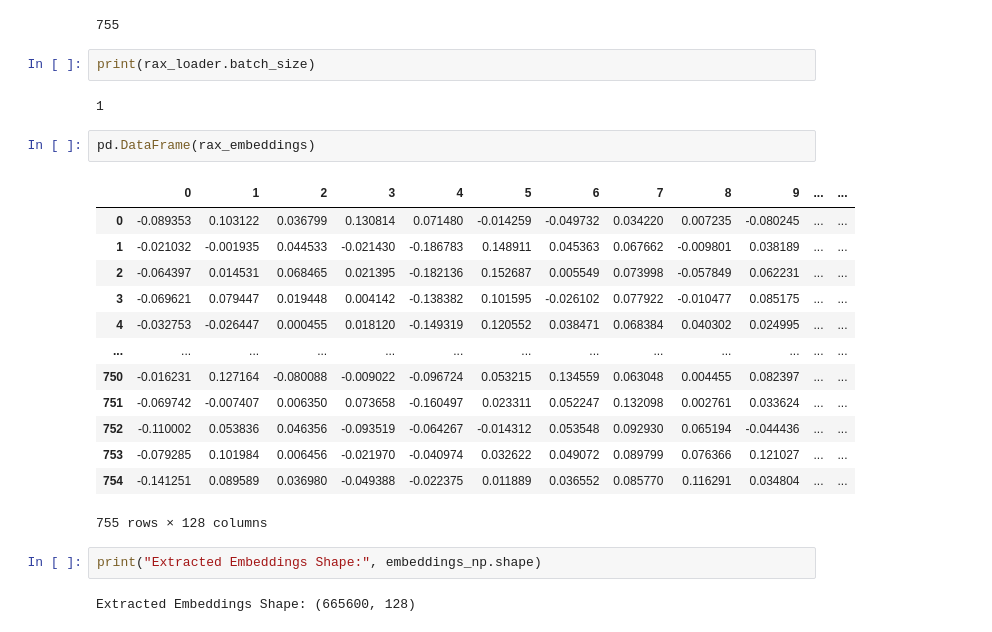
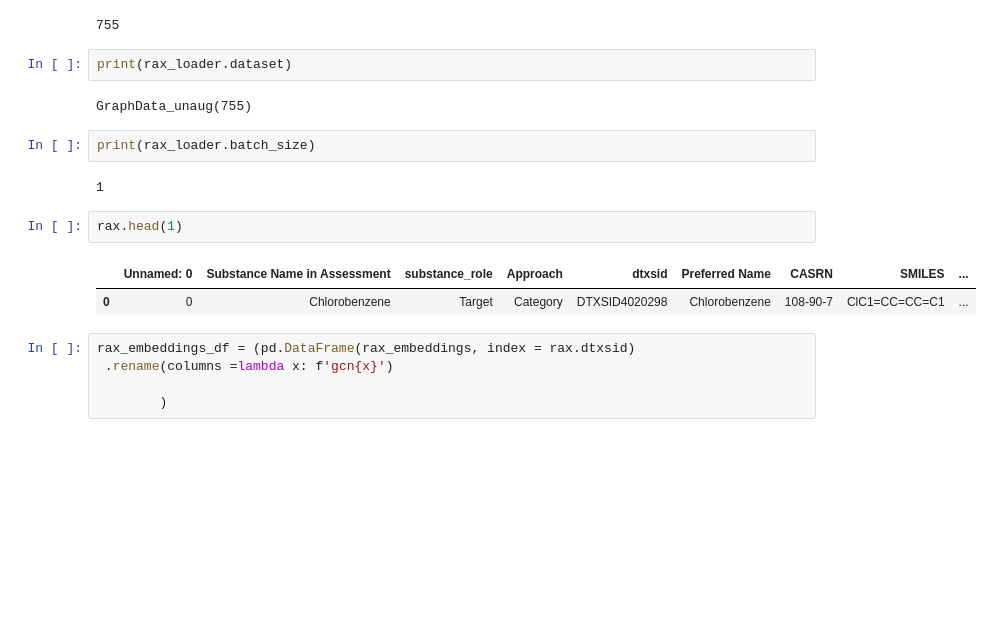
Before and after one commit to patlewig/icf-rax-manuscript, a Jupyter notebook: notebooks/16_MolCLR.ipynb, the cells around one changed output. Cells and saved outputs as stored; diff of their text form; blank space fills up the shorter version.

```diff
--- a/notebooks/16_MolCLR.ipynb
+++ b/notebooks/16_MolCLR.ipynb
@@ -851,27 +842,21 @@ len(rax_loader)
 print(len(rax_loader.dataset))  #
 # %% [output]
 755
+# %%
+print(rax_loader.dataset)
+# %% [output]
+GraphData_unaug(755)
 # %%
 print(rax_loader.batch_size)
 # %% [output]
 1
+# %%
+rax.head(1)
+# %% [output]
+|  | Unnamed: 0 | Substance Name in Assessment | substance_role | Approach | dtxsid | Preferred Name | CASRN | SMILES | ... |
+| 0 | 0 | Chlorobenzene | Target | Category | DTXSID4020298 | Chlorobenzene | 108-90-7 | ClC1=CC=CC=C1 | ... |
 # %%
-pd.DataFrame(rax_embeddings)
+rax_embeddings_df = (pd.DataFrame(rax_embeddings, index = rax.dtxsid)
+ .rename(columns =lambda x: f'gcn{x}')
+
+        )
-# %% [output]
-|  | 0 | 1 | 2 | 3 | 4 | 5 | 6 | 7 | 8 | 9 | ... | ... |
-| 0 | -0.089353 | 0.103122 | 0.036799 | 0.130814 | 0.071480 | -0.014259 | -0.049732 | 0.034220 | 0.007235 | -0.080245 | ... | ... |
-| 1 | -0.021032 | -0.001935 | 0.044533 | -0.021430 | -0.186783 | 0.148911 | 0.045363 | 0.067662 | -0.009801 | 0.038189 | ... | ... |
-| 2 | -0.064397 | 0.014531 | 0.068465 | 0.021395 | -0.182136 | 0.152687 | 0.005549 | 0.073998 | -0.057849 | 0.062231 | ... | ... |
-| 3 | -0.069621 | 0.079447 | 0.019448 | 0.004142 | -0.138382 | 0.101595 | -0.026102 | 0.077922 | -0.010477 | 0.085175 | ... | ... |
-| 4 | -0.032753 | -0.026447 | 0.000455 | 0.018120 | -0.149319 | 0.120552 | 0.038471 | 0.068384 | 0.040302 | 0.024995 | ... | ... |
-| ... | ... | ... | ... | ... | ... | ... | ... | ... | ... | ... | ... | ... |
-| 750 | -0.016231 | 0.127164 | -0.080088 | -0.009022 | -0.096724 | 0.053215 | 0.134559 | 0.063048 | 0.004455 | 0.082397 | ... | ... |
-| 751 | -0.069742 | -0.007407 | 0.006350 | 0.073658 | -0.160497 | 0.023311 | 0.052247 | 0.132098 | 0.002761 | 0.033624 | ... | ... |
-| 752 | -0.110002 | 0.053836 | 0.046356 | -0.093519 | -0.064267 | -0.014312 | 0.053548 | 0.092930 | 0.065194 | -0.044436 | ... | ... |
-| 753 | -0.079285 | 0.101984 | 0.006456 | -0.021970 | -0.040974 | 0.032622 | 0.049072 | 0.089799 | 0.076366 | 0.121027 | ... | ... |
-| 754 | -0.141251 | 0.089589 | 0.036980 | -0.049388 | -0.022375 | 0.011889 | 0.036552 | 0.085770 | 0.116291 | 0.034804 | ... | ... |
-755 rows × 128 columns
-# %%
-print("Extracted Embeddings Shape:", embeddings_np.shape)
-# %% [output]
-Extracted Embeddings Shape: (665600, 128)
```
Also changed, not shown: parts of 13 cells of this notebook, 11 other files.
